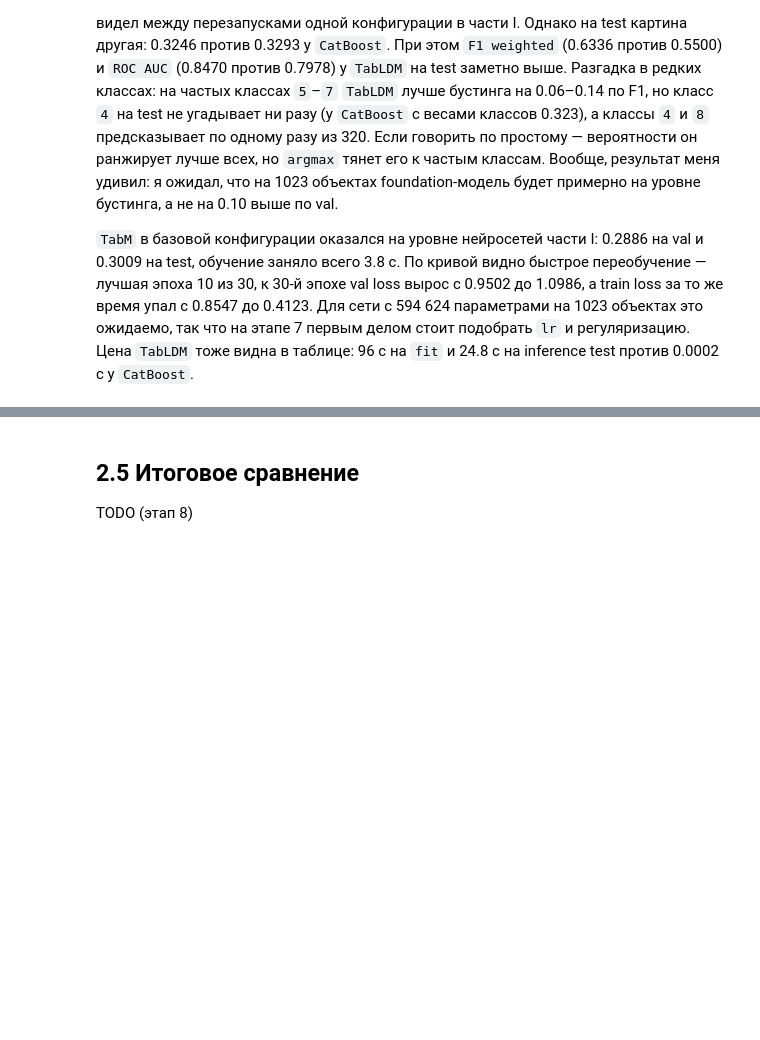
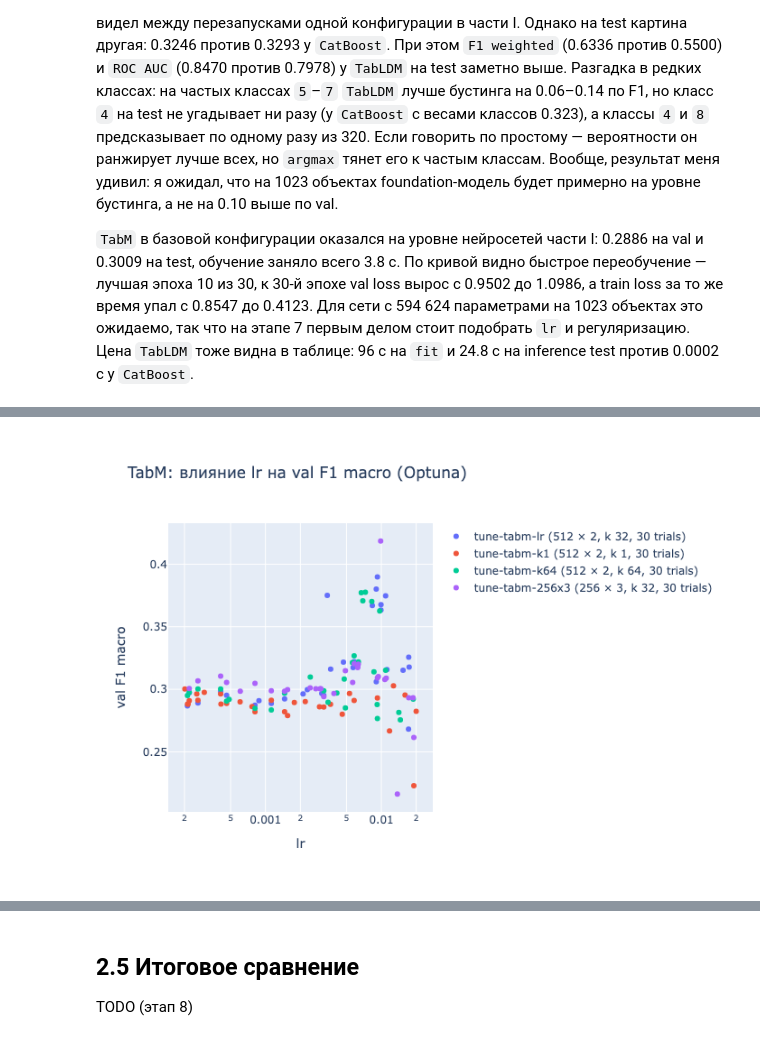
Before and after one commit to 2made1ra/ml-3, a Jupyter notebook: lab-1/lab-1.ipynb, the cells around one changed output, grey strips where cells are left out. Cells and saved outputs as stored; diff of their text form; code cells hidden in the pictures; blank space fills up the shorter version.

```diff
--- a/lab-1/lab-1.ipynb
+++ b/lab-1/lab-1.ipynb
@@ -785,0 +1005,33 @@ TODO (этап 7: базовые конфигурации, эксперимен
+# %%
+import optuna
+import plotly.graph_objects as go
+
+optuna.logging.set_verbosity(optuna.logging.WARNING)
+
+studies = [
+    ("tune-tabm-lr", "512 × 2, k 32"),
+    ("tune-tabm-k1", "512 × 2, k 1"),
+    ("tune-tabm-k64", "512 × 2, k 64"),
+    ("tune-tabm-256x3", "256 × 3, k 32"),
+]
+fig = go.Figure()
+for name, config in studies:
+    study = optuna.load_study(study_name=name, storage=f"sqlite:///runs/tune/{name}.db")
+    trials = [t for t in study.trials if t.state == optuna.trial.TrialState.COMPLETE]
+    fig.add_trace(
+        go.Scatter(
+            x=[t.params["lr"] for t in trials],
+            y=[t.value for t in trials],
+            mode="markers",
+            name=f"{name} ({config}, {len(trials)} trials)",
+        )
+    )
+fig.update_layout(
+    title="TabM: влияние lr на val F1 macro (Optuna)",
+    xaxis_title="lr",
+    yaxis_title="val F1 macro",
+    xaxis_type="log",
+)
+fig.show()
+# %% [output]
+[figure, added]
```
Also changed, not shown: parts of 11 cells of this notebook, 1 other file.
